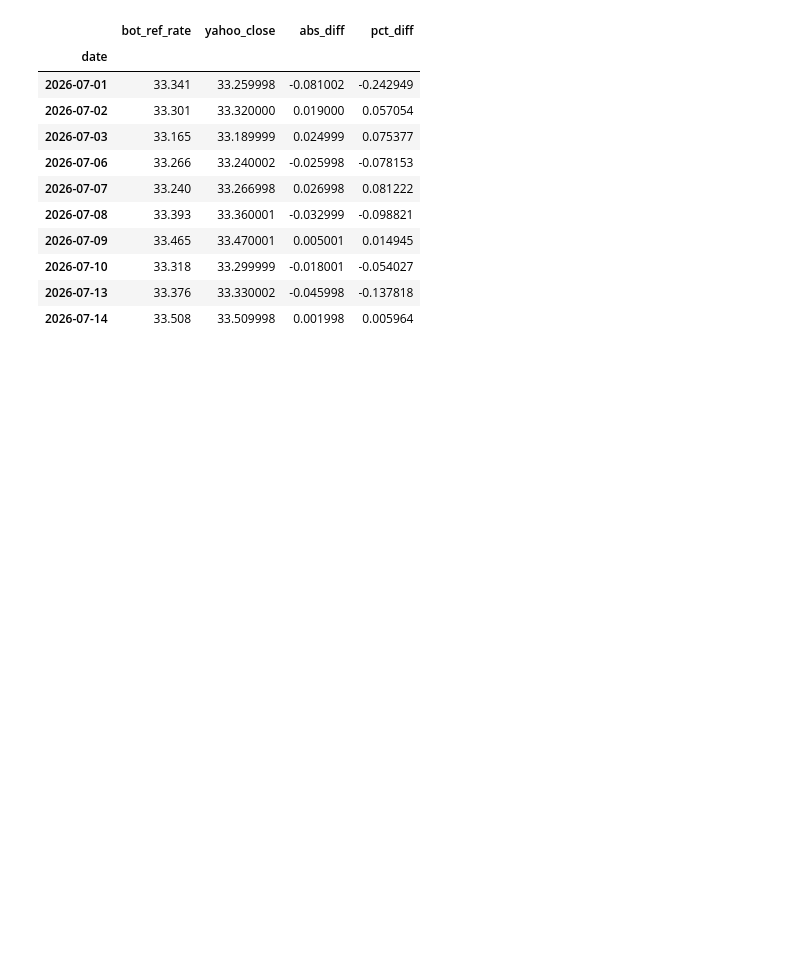
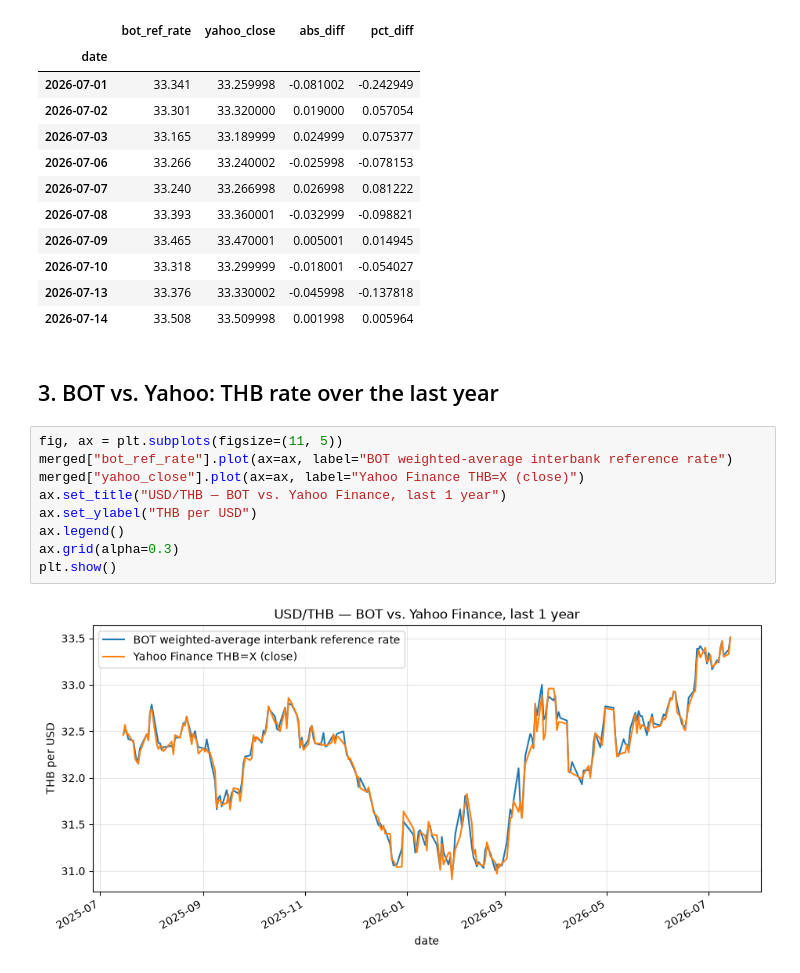
Before and after one commit to thatbeer/macro_data, a Jupyter notebook: notebooks/thb_rate_bot_vs_yahoo.ipynb, the cells around one changed output. Drawn from its saved outputs; the diff is of its cells as text; blank space fills up the shorter version.

Commit message:
Add charts and closing notes to THB rate notebook

```diff
--- a/notebooks/thb_rate_bot_vs_yahoo.ipynb
+++ b/notebooks/thb_rate_bot_vs_yahoo.ipynb
@@ -134,3 +134,16 @@ comparison.tail(10)
 | 2026-07-10 | 33.318 | 33.299999 | -0.018001 | -0.054027 |
 | 2026-07-13 | 33.376 | 33.330002 | -0.045998 | -0.137818 |
 | 2026-07-14 | 33.508 | 33.509998 | 0.001998 | 0.005964 |
+# %% [markdown]
+## 3. BOT vs. Yahoo: THB rate over the last year
+# %%
+fig, ax = plt.subplots(figsize=(11, 5))
+merged["bot_ref_rate"].plot(ax=ax, label="BOT weighted-average interbank reference rate")
+merged["yahoo_close"].plot(ax=ax, label="Yahoo Finance THB=X (close)")
+ax.set_title("USD/THB — BOT vs. Yahoo Finance, last 1 year")
+ax.set_ylabel("THB per USD")
+ax.legend()
+ax.grid(alpha=0.3)
+plt.show()
+# %% [output]
+[figure, added]
```
Also changed, not shown: parts of 4 cells of this notebook.
